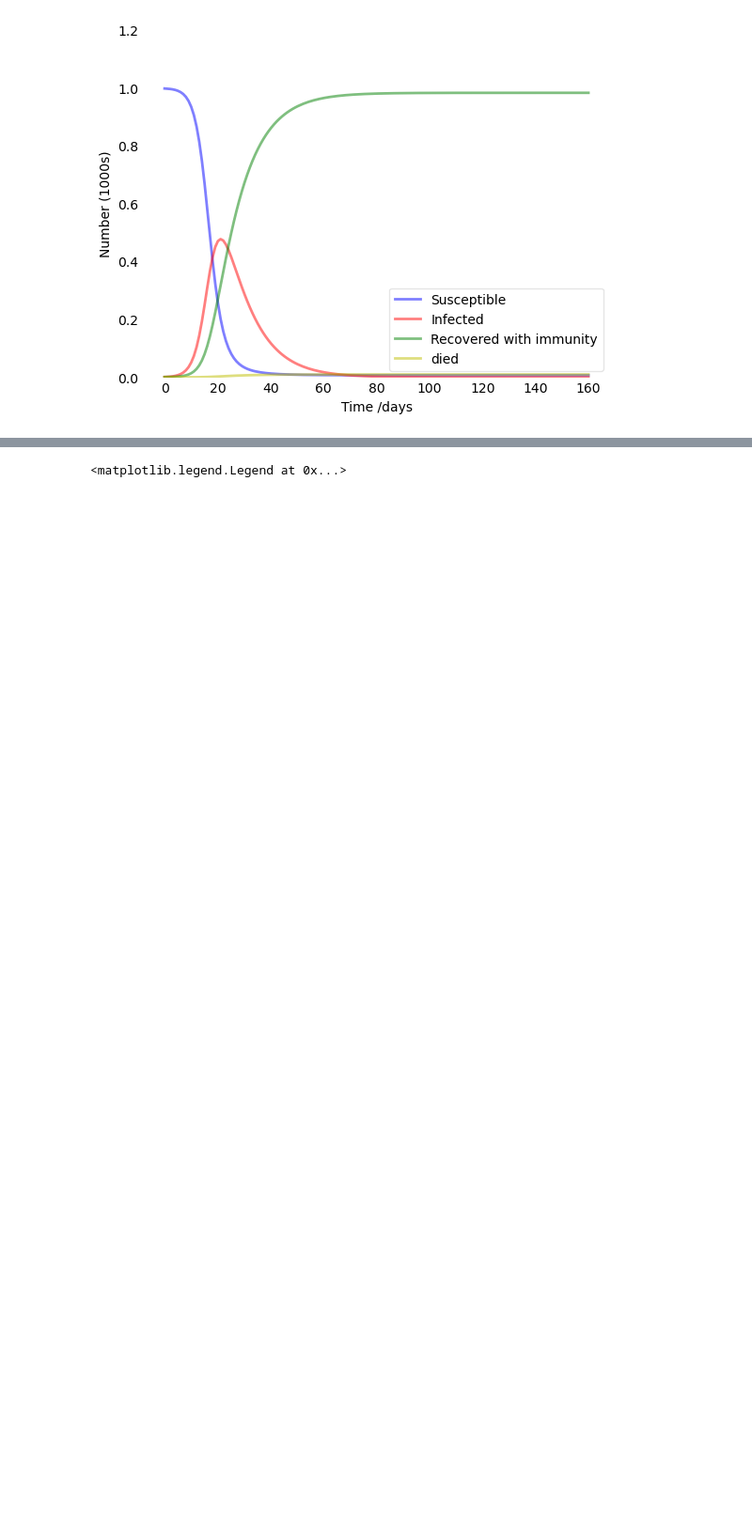
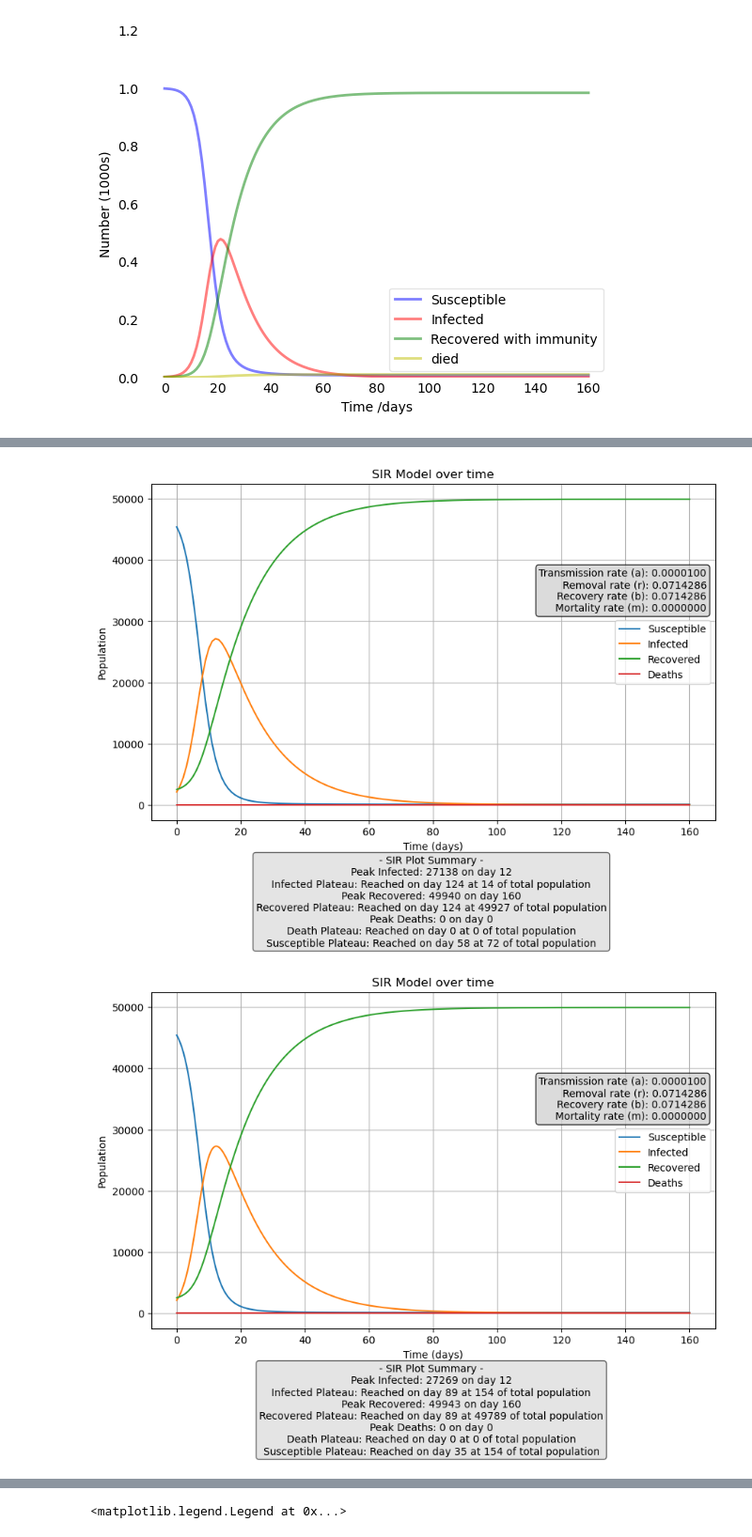
Before and after one commit to daniel-huyer/cu_csbp_2820, a Jupyter notebook: SIR/Project1-SIR.ipynb, the cells around one changed output, grey strips where cells are left out. Shown at 94% size. Saved outputs shown, nothing was run; the diff lists cells and outputs as text; code cells hidden in the pictures; blank space fills up the shorter version.

```diff
--- a/SIR/Project1-SIR.ipynb
+++ b/SIR/Project1-SIR.ipynb
@@ -330,3 +491,73 @@ plt.show()
+# %%
+# The SIR model differential equations.
+def deriv(y, t, N, a, b, recover, deathrate):
+    S, I, R, D = y
+    dSdt = -a * S * I
+    dIdt = a * S * I  - b * I
+    dRdt = recover * (b * I)
+    dDrt = deathrate * (b * I)
+    return dSdt, dIdt, dRdt, dDrt
+
+
+# dictionary of SIR_inputs outline
+    # timeperiod :          # end day of model
+    # a :                   # transmission coefficient, rate of people getting sick per contact
+    # days :                #(days to recover - how long are the infected able to pass it on )
+    # N :                   # total Population
+    # deathrate :           # percentage (in decimal form) of those that are infected that die
+    # I_init :              # infected on start day
+    # R_init :              # recovered on start day
+    # D_init :              # deaths on start day
+def SIR_deriv(SIR_inputs):
+    # deserialize SIR_inputs into variables
+    I_init = SIR_inputs["I_init"]
+    R_init = SIR_inputs["R_init"]
+    D_init = SIR_inputs["D_init"]
+
+    # Initial number of infected and recovered individuals, I0 and R0.
+    I0= I_init
+    R0 = R_init
+    # Everyone else, S0, is susceptible to infection initially.
+    N = SIR_inputs["N"]
+    S0 = N - I0 - R0
+    D0 = D_init
+
+    # Contact rate, a, and mean recovery rate, b, (in 1/days).
+    a = SIR_inputs["a"]
+    #(days to recover - how long are the infected able to pass it on )
+    days = SIR_inputs["days"]
+    b=1/days
+    deathrate = SIR_inputs["deathrate"]
+    recover = 1 - deathrate
+
+    timeperiod = SIR_inputs["timeperiod"]
+    # A grid of time points (in days)
+    t = np.linspace(0, 160, timeperiod)
+
+    # Initial conditions vector
+    y0 = S0, I0, R0, D0
+    # Integrate the SIR equations over the time grid, t.
+    ret = odeint(deriv, y0, t, args=(N, a, b, recover, deathrate))
+    S, I, R, D = ret.T
+
+    # plot SIR Graph
+    plotSIR(a, days, (recover * b), (deathrate * b), list(t), list(S), list(I), list(R), list(D), N, 0, timeperiod)
+
+
+# deriv algorithm
+SIR_inputs = {"timeperiod" : 160, "a" : 0.00001, "days" : 14,
+                "N" : 50000, "deathrate" : 0, "I_init" : 2100, "R_init" : 2500,
+                "D_init" : 0}
+SIR_deriv(SIR_inputs)
+
+# euler algorithm
+SIR_inputs = {"t_initial" : 0, "t_final" : 160, "step_scale" : 11, "a" : 0.00001, "B" : 14,
+                "total_pop" : 50000, "mortality_risk" : 0, "I_init" : 2100, "R_init" : 2500,
+                "D_init" : 0, "output_path" : "sir_euler_output-5.txt"}
+SIR(SIR_inputs)
+# %% [output]
+[figure, added]
+[figure, added]
 # %% [markdown]
 **SIR with Matrices**
 
```
Also changed, not shown: parts of 17 cells of this notebook.
